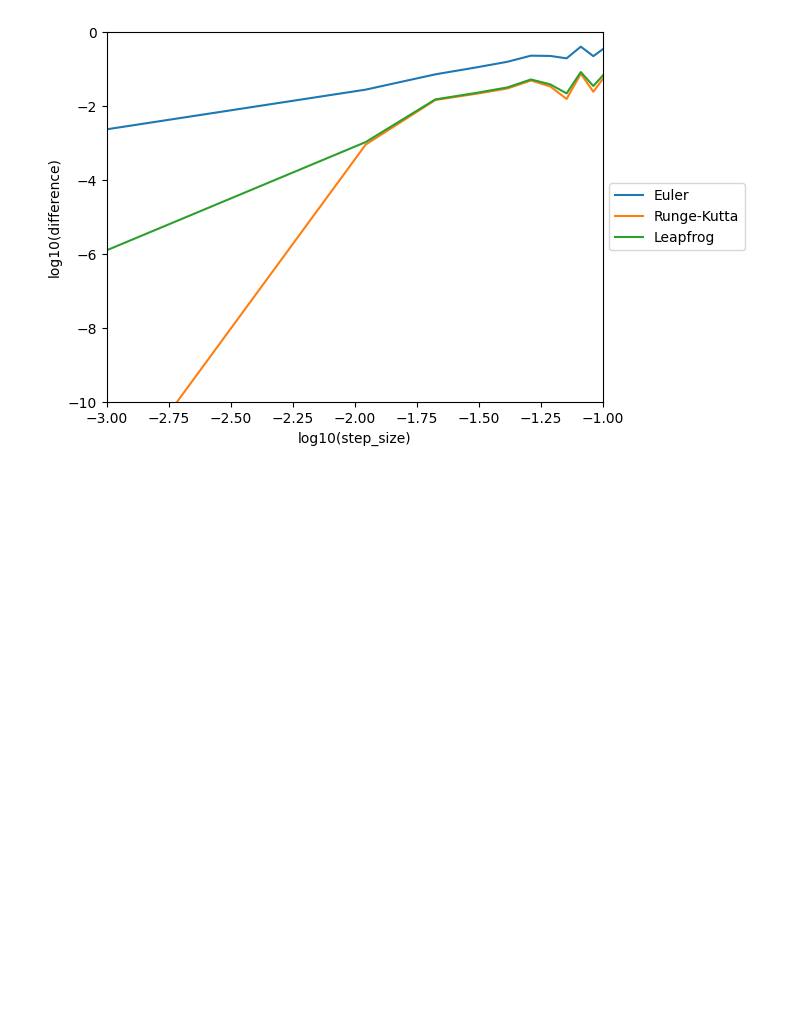
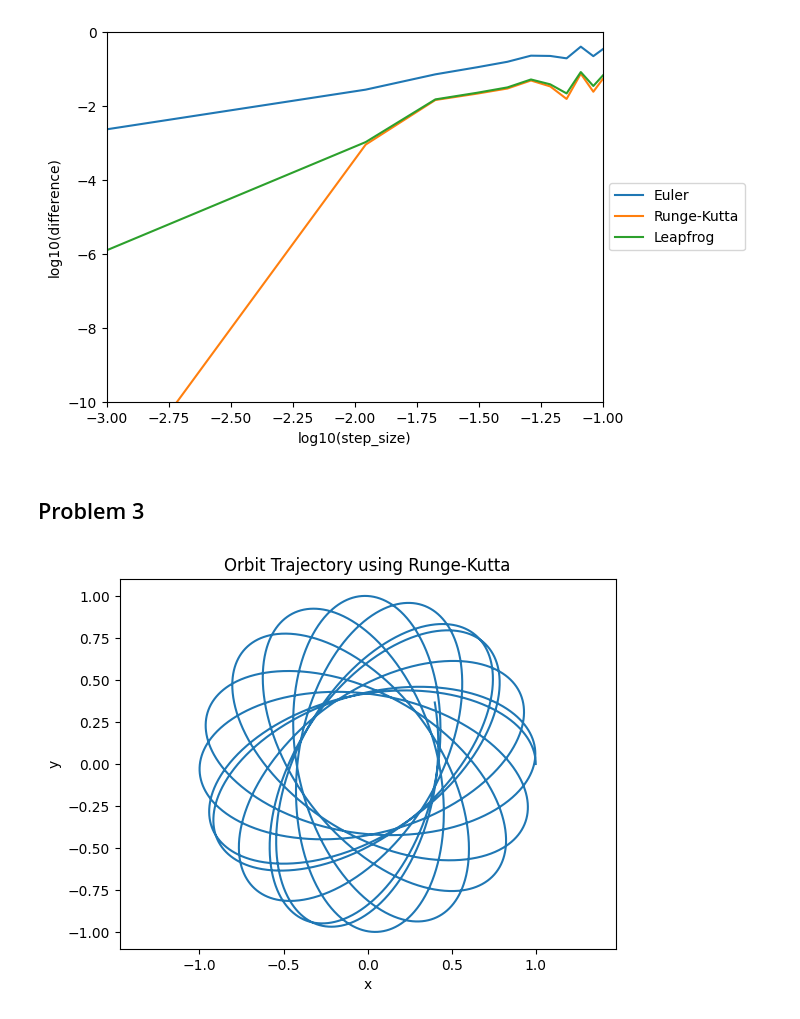
Before and after one commit to qchen4/ASTR-427-COmputational-Astrophysics, a Jupyter notebook: HWs/Homework2/Homeworkd 2.ipynb, the cells around one changed output. Saved outputs shown, nothing was run; the diff lists cells and outputs as text; code cells hidden in the pictures; blank space fills up the shorter version.

```diff
--- a/HWs/Homework2/Homeworkd 2.ipynb
+++ b/HWs/Homework2/Homeworkd 2.ipynb
@@ -198,20 +197,32 @@ plt.ylabel('log10(difference)')
 plt.show()
 # %% [output]
 [figure]
+# %% [markdown]
+## Problem 3
 # %%
-def deriv2(y):
-    """
-    function that, given a list of differential equations, returns a list containing the derivative of each equation
-    NOTE: this function only works for the differential equation defined in problem 3
-    - y: list of differential equations
-    - return: derivative of each equation in y
-    """
+# Problem 2: Two-dimensional Orbit with Differential Equations
 
-    result = [y[2], y[3], -y[0]/(1 + y[0]**2 + y[1]**2)**(3/2), -y[1]/(1 + y[0]**2 + y[1]**2)**(3/2)]
-    return np.array(result)
+def deriv_orbit(state):
+    x, y, vx, vy = state
+    r3 = (x**2 + y**2 + 1)**1.5
+    return np.array([vx, vy, -x/r3, -y/r3])
 
-# set up conditions for problem 3
-initial_state2 = [1, 0, 0, .3]
-t2 = [0, 100]
-step2 = .01
+initial_state_orbit = [1, 0, 0, 0.3]
+t_range = np.arange(0, 100, 0.01)
+
+# Runge-Kutta integration for orbit
+states = [initial_state_orbit]
+for _ in t_range[:-1]:
+    states.append(runge_kutta(deriv_orbit, states[-1], 0.01))
+
+states = np.array(states)
+plt.figure()
+plt.plot(states[:, 0], states[:, 1])
+plt.title('Orbit Trajectory using Runge-Kutta')
+plt.xlabel('x')
+plt.ylabel('y')
+plt.axis('equal')
+plt.show()
+# %% [output]
+[figure, added]
 # %%
```
Also changed, not shown: parts of 8 cells of this notebook.
